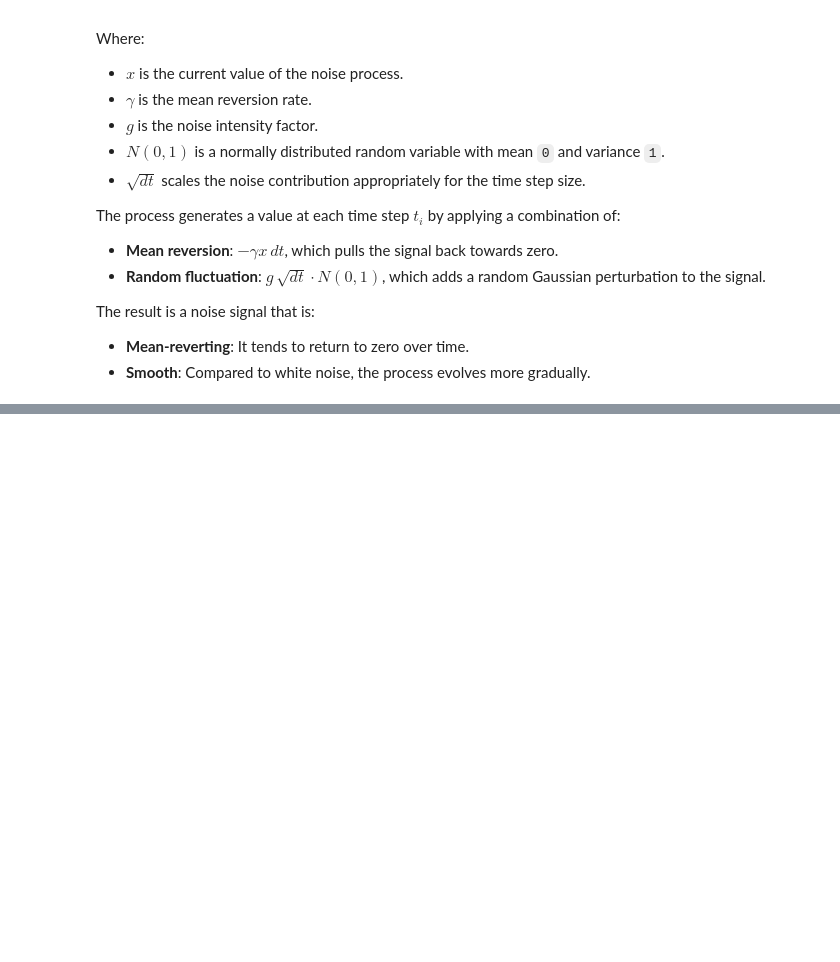
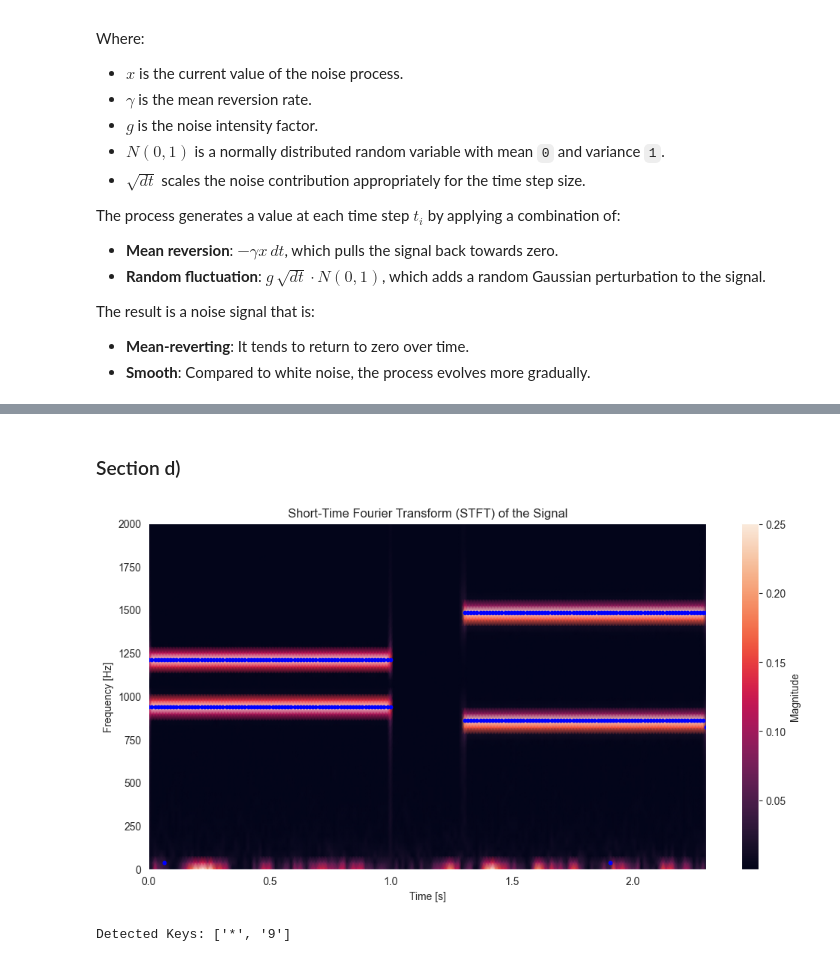
Before and after one commit to MahkameSalimi/Data-Analysis-2024, a Jupyter notebook: Assignments/4/code_1_assignment_4.ipynb, the cells around one changed output, grey strips where cells are left out. Cells and saved outputs as stored; diff of their text form; code cells hidden in the pictures; blank space fills up the shorter version.

```diff
--- a/Assignments/4/code_1_assignment_4.ipynb
+++ b/Assignments/4/code_1_assignment_4.ipynb
@@ -384,0 +414,48 @@ plt.show()
+# %% [markdown]
+### Section d)
+# %%
+
+from scipy.signal import stft, find_peaks
+
+# Sampling frequency (Hz), based on the time step (dt)
+fs = int(1 / dt)
+
+# Perform Short-Time Fourier Transform (STFT) on the signal
+# The stft function calculates the short-time Fourier transform of the signal
+freqs, time, stft_signal = stft(combined_signal, fs=fs, nperseg=256)  # nperseg defines the window size for STFT
+
+# Detect frequency peaks in each time window
+detected_peaks = []  # List to store detected peaks
+tolerance = 10  # Frequency matching tolerance in Hz
+threshold = 0.1 * np.max(np.abs(stft_signal))  # Minimum magnitude for considering peaks
+
+# Iterate over each time window in the STFT result
+for i in range(stft_signal.shape[1]):
+    # Get the magnitude spectrum for the current time window
+    spectrum = np.abs(stft_signal[:, i])
+
+    # Detect peaks in the spectrum using find_peaks
+    peaks, _ = find_peaks(spectrum, height=threshold)
+
+    # Extract the corresponding frequencies for the detected peaks
+    peak_frequencies = freqs[peaks]
+    detected_peaks.append(peak_frequencies)
+
+# Plot the spectrogram with detected frequencies
+plt.figure(figsize=(12, 6))
+plt.pcolormesh(time, freqs, np.abs(stft_signal), shading='gouraud')
+plt.title('Short-Time Fourier Transform (STFT) of the Signal')
+plt.xlabel('Time [s]')
+plt.ylabel('Frequency [Hz]')
+plt.colorbar(label='Magnitude')
+plt.ylim(0, 2000)  # Limit frequency to DTMF-relevant range
+
+# Overlay detected peaks on the spectrogram
+for time_idx, peak_freqs in enumerate(detected_peaks):
+    for freq in peak_freqs:
+        plt.scatter(time[time_idx], freq, color='blue', s=10)  # Red dots for peaks
+
+plt.grid()
+plt.show()
+# %% [output]
+[figure, added]
@@ -384,0 +526,20 @@ plt.show()
+# %%
+peaks = []  # Initialize an empty list to store peaks grouped by pulses
+d = round(time[-1] / len(time), 4)  # Calculate the duration of each time step in seconds (rounded to 4 decimals)
+n = int(time[-1] / T)  # Determine the number of pulses (dividing total time by the duration of each pulse T)
+m = 1
+# Loop through all time windows to group peaks by pulses
+for i in range(len(time)):
+    # Check if the current pulse index (m) is within the total number of pulses
+    if n + 1 >= m:
+        # If the current time falls within the expected range of the current pulse, append the detected peak
+        # Allow for delays between pulses using the `delay` parameter
+        if time[i] <= (T * m + d) + delay * (m - 1) and time[i] >= (T * m - d) + delay * (m - 1):
+            peaks.append(detected_peaks[i])  # Append the detected peaks for this time window
+            m += 1  # Move to the next pulse
+
+# Map the grouped peaks to their corresponding keys
+keys = find_keys_from_peaks(peaks)  # Use the previously defined function to map peaks to keys
+print("Detected Keys:", keys)  # Print the detected keys for debugging and verification
+# %% [output]
+Detected Keys: ['*', '9']
```
Also changed, not shown: parts of 14 cells of this notebook, 1 other file.
